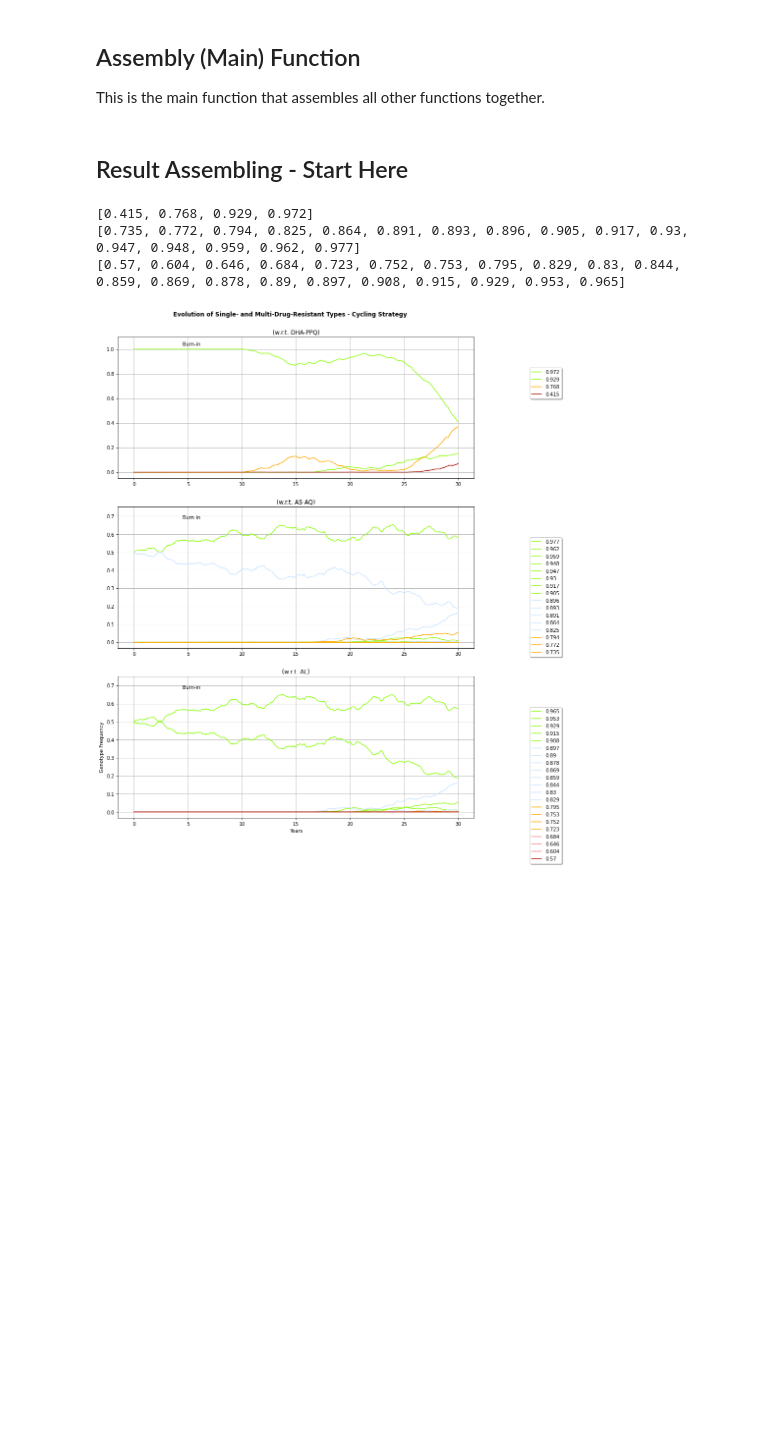
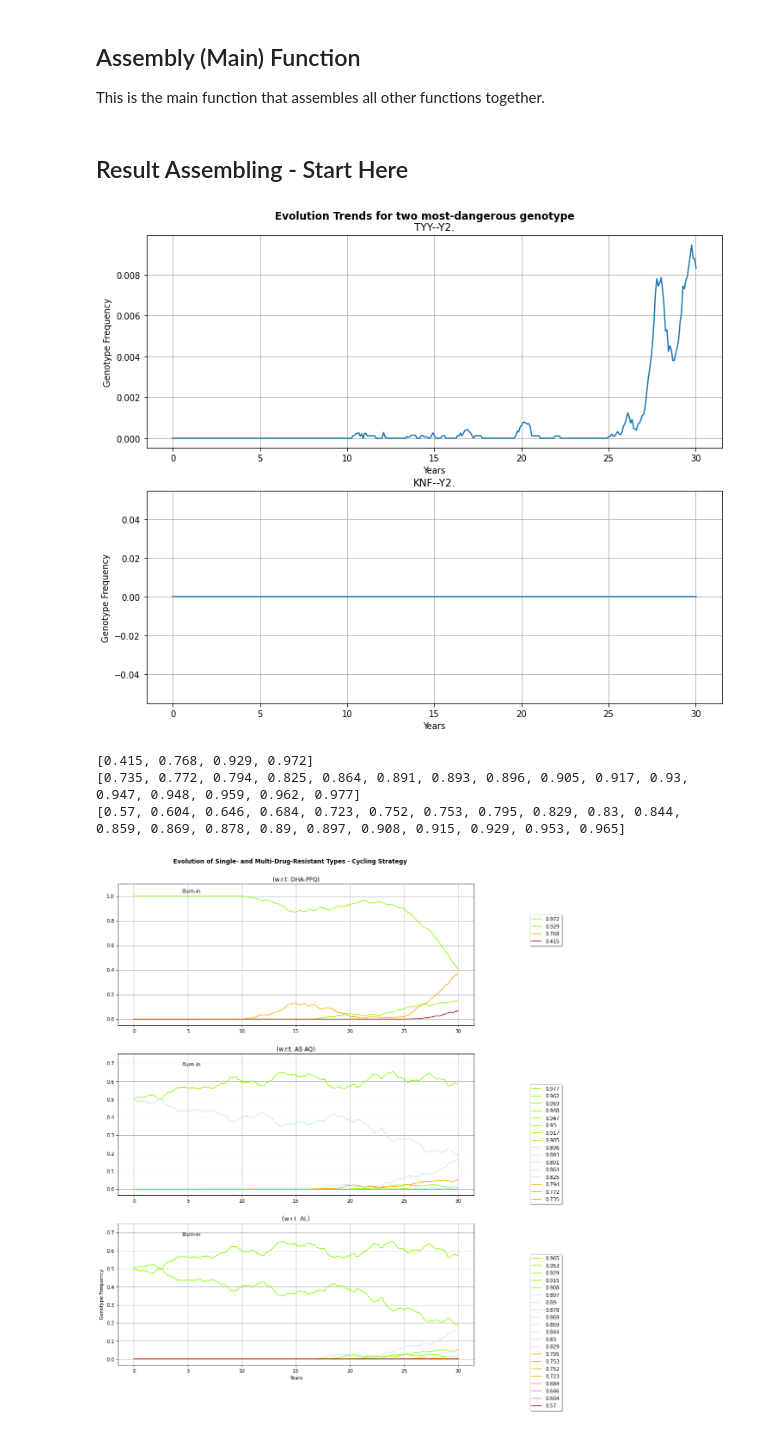
Before and after one commit to lizhewen/BoniLabMDR, a Jupyter notebook: BoniLabMDR.ipynb, the cells around one changed output. Drawn from its saved outputs; the diff is of its cells as text; code cells hidden in the pictures; blank space fills up the shorter version.

Commit message:
updated mdca plot function

```diff
--- a/BoniLabMDR.ipynb
+++ b/BoniLabMDR.ipynb
@@ -207,7 +207,7 @@ def coloring_legend(mdr_case, option):
   # for drug-mutationEvent format
   if option == 1:
     legend_color = {
-      "0-0": "#8DFD0F", # blue for wild type
+      "0-0": "#8DFD0F", # green for wild type
       "1-1": "#FAD996", # light orange
       "1-2": "#FFAB00", # medium orange
       "1-3": "#C76400", # dark orange
@@ -224,7 +224,7 @@ def coloring_legend(mdr_case, option):
     if percentage >= 90:
       return "#8DFD0F" # [90,∞) - green
     elif percentage >= 80:
-      return "#CCE5FF" # [80,90) - blue
+      return "#3497FF" # [80,90) - blue
     elif percentage >= 70:
       return "#FFAB00" # [70,80) - medium orange
     elif percentage >= 60:
@@ -281,3 +285,37 @@ def mdr_ppc_plot(df_list, totaldrugname, strategy, option,
+# %%
+import pandas as pd
+import matplotlib.pyplot as plt
+import matplotlib.ticker as ticker
+
+def mdca_plot(df, xlocator=5*365, type1='TYY--Y2.', type2='KNF--Y2.'):
+  xlabel='Years'
+  ylabel='Genotype Frequency'
+  plt.rcParams['figure.figsize'] = [12, 10]
+  fig = plt.figure()
+  fig.patch.set_facecolor('white')
+  fig.suptitle('Evolution Trends for two most-dangerous genotype', y=0.92, fontweight='bold')
+  scale_x = 365
+  ticks_x = ticker.FuncFormatter(lambda x, pos: '{0:g}'.format(x/scale_x))
+
+  ax1 = plt.subplot(2, 1, 1)
+  ax1.plot(df['current_time'], df.filter(regex=type1, axis=1).sum(axis=1))
+  ax1.set_xlabel(xlabel)
+  ax1.set_ylabel(ylabel)
+  ax1.set_title(type1)
+  ax1.xaxis.set_major_locator(ticker.MultipleLocator(xlocator))
+  ax1.xaxis.set_major_formatter(ticks_x)
+  ax1.grid()
+
+  ax2 = plt.subplot(2, 1, 2)
+  ax2.plot(df['current_time'], df.filter(regex=type2, axis=1).sum(axis=1))
+  ax2.set_xlabel(xlabel)
+  ax2.set_ylabel(ylabel)
+  ax2.set_title(type2)
+  ax2.xaxis.set_major_locator(ticker.MultipleLocator(xlocator))
+  ax2.xaxis.set_major_formatter(ticks_x)
+  ax2.grid()
+
+  return(plt.show())
 # %% [markdown]
 ### ARCHIVED - MDR Pattern Generating Function
 This was the old function developed to generate all possible combinations given a set of drugs. This function was later replaced by the MDR Allel Event Counting function.
@@ -373,12 +411,17 @@ def result_assembly(filepath, totaldrugname, strategy, plot='bsp'):
                         strategy=strategy, option=option, plotheight=6))
 
   elif plot == 'mdca': # Plot for Most-Dangerous-Case-Analysis
-    return "To be implemented!"
+    return(mdca_plot(df))
 
   else:
     return "Plot option not found."
 # %% [markdown]
 ## Result Assembling - Start Here
+# %%
+result_assembly(filepath='3.txt', totaldrugname='',
+                strategy='', plot='mdca')
+# %% [output]
+[figure, added]
 # %%
 totaldrugname = ['DHA-PPQ','AS-AQ','AL']
 
```
Also changed, not shown: parts of 2 cells of this notebook.
